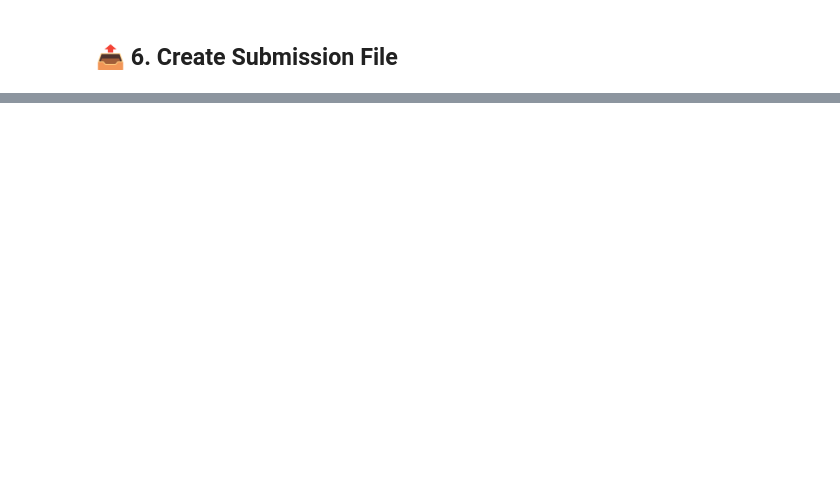
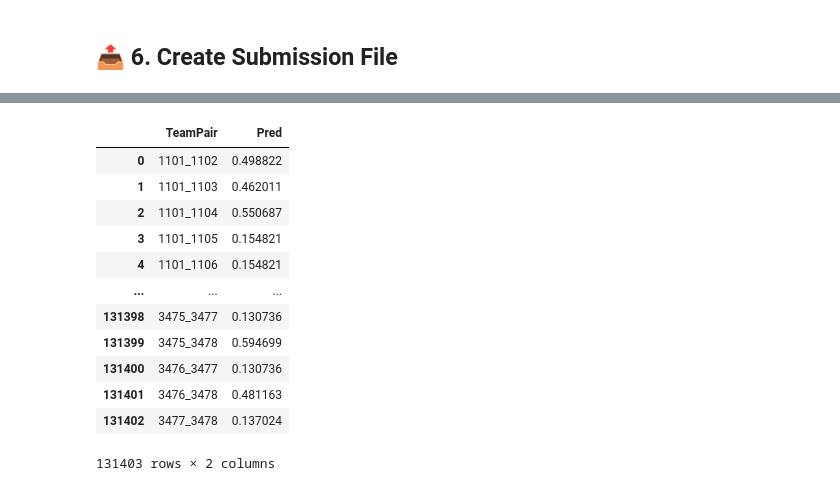
Before and after one commit to ljwvv666/March-Machine-Learning-Mania-2025, a Jupyter notebook: ncaa-basketball-predictions-with-xgboost.ipynb, the cells around one changed output, grey strips where cells are left out. Saved outputs shown, nothing was run; the diff lists cells and outputs as text; code cells hidden in the pictures; blank space fills up the shorter version.

```diff
--- a/ncaa-basketball-predictions-with-xgboost.ipynb
+++ b/ncaa-basketball-predictions-with-xgboost.ipynb
@@ -441,0 +448,22 @@ sub[['ID', 'Pred']]
+# %%
+# 1️⃣ 从 sub 提取队伍对 (去掉年份)
+sub['TeamPair'] = sub['ID'].apply(lambda x: '_'.join(x.split('_')[1:]))  # 提取 "1101_1102"
+
+# 2️⃣ 对相同的队伍对计算 2021-2024 赛季的平均预测值
+sub_avg = sub.groupby('TeamPair')['Pred'].mean().reset_index()
+
+sub_avg
+# %% [output]
+|  | TeamPair | Pred |
+| 0 | 1101_1102 | 0.498822 |
+| 1 | 1101_1103 | 0.462011 |
+| 2 | 1101_1104 | 0.550687 |
+| 3 | 1101_1105 | 0.154821 |
+| 4 | 1101_1106 | 0.154821 |
+| ... | ... | ... |
+| 131398 | 3475_3477 | 0.130736 |
+| 131399 | 3475_3478 | 0.594699 |
+| 131400 | 3476_3477 | 0.130736 |
+| 131401 | 3476_3478 | 0.481163 |
+| 131402 | 3477_3478 | 0.137024 |
+131403 rows × 2 columns
```
Also changed, not shown: parts of 7 cells of this notebook.
